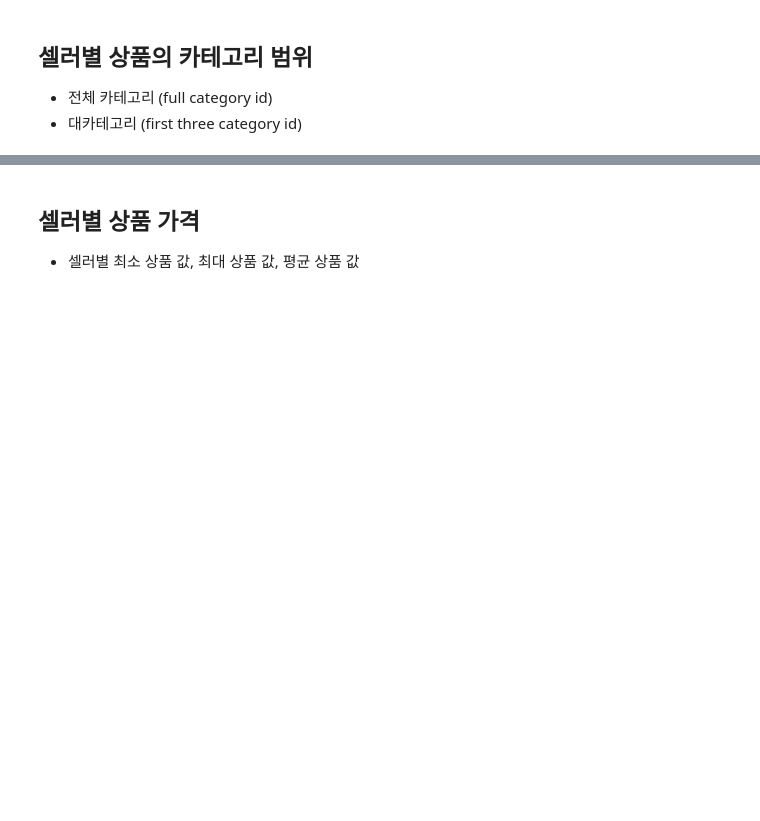
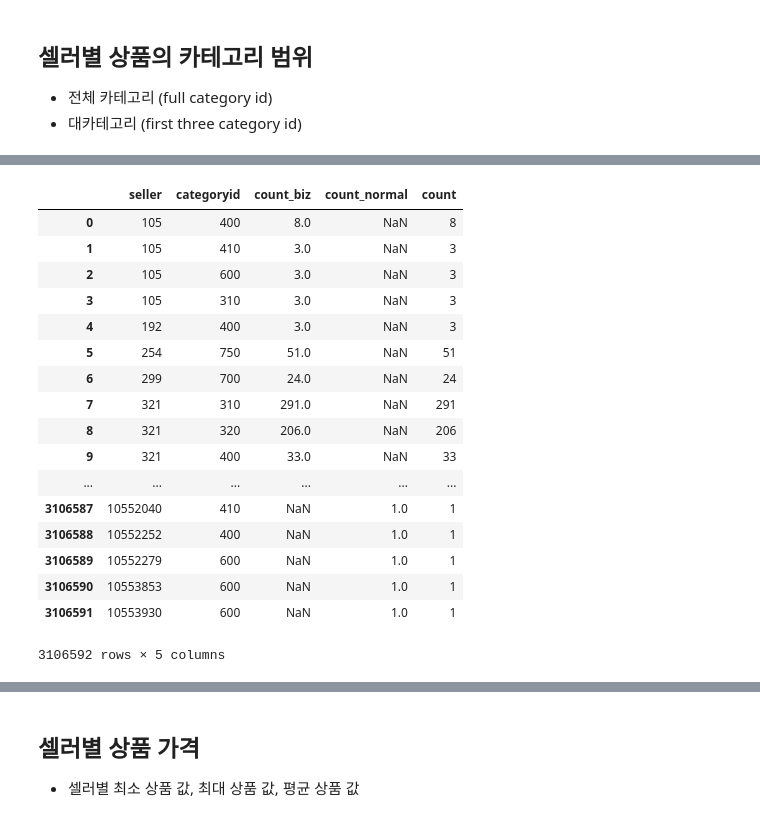
Before and after one commit to qkrtjdud1017/analytics, a Jupyter notebook: 판매자(일반상점+전문상점)특성.ipynb, the cells around one changed output, grey strips where cells are left out. Saved outputs shown, nothing was run; the diff lists cells and outputs as text; code cells hidden in the pictures; blank space fills up the shorter version.

```diff
--- a/판매자(일반상점+전문상점)특성.ipynb
+++ b/판매자(일반상점+전문상점)특성.ipynb
@@ -571,6 +578,27 @@ df_normal_seller_bigcate.to_csv('bigcate_normal.csv')
 # 모든 상점이지만 전문 상점일 경우엔 normal_count가 Nan이고, 일반 상점일 경우엔 biz_count가 Nan이다.
 df_seller_bigcate = pd.merge(df_biz_seller_bigcate, df_normal_seller_bigcate, how = 'outer', on = ['seller', 'categoryid'], suffixes=('_biz', '_normal'))
 df_seller_bigcate = pd.merge(df_seller_bigcate, df_all_seller_bigcate, how = 'outer', on = ['seller', 'categoryid'])
+# %%
+df_seller_bigcate.sort_values(by='')
+# %% [output]
+|  | seller | categoryid | count_biz | count_normal | count |
+| 0 | 105 | 400 | 8.0 | NaN | 8 |
+| 1 | 105 | 410 | 3.0 | NaN | 3 |
+| 2 | 105 | 600 | 3.0 | NaN | 3 |
+| 3 | 105 | 310 | 3.0 | NaN | 3 |
+| 4 | 192 | 400 | 3.0 | NaN | 3 |
+| 5 | 254 | 750 | 51.0 | NaN | 51 |
+| 6 | 299 | 700 | 24.0 | NaN | 24 |
+| 7 | 321 | 310 | 291.0 | NaN | 291 |
+| 8 | 321 | 320 | 206.0 | NaN | 206 |
+| 9 | 321 | 400 | 33.0 | NaN | 33 |
+| ... | ... | ... | ... | ... | ... |
+| 3106587 | 10552040 | 410 | NaN | 1.0 | 1 |
+| 3106588 | 10552252 | 400 | NaN | 1.0 | 1 |
+| 3106589 | 10552279 | 600 | NaN | 1.0 | 1 |
+| 3106590 | 10553853 | 600 | NaN | 1.0 | 1 |
+| 3106591 | 10553930 | 600 | NaN | 1.0 | 1 |
+3106592 rows × 5 columns
 # %%
 # from all seller, how many big cateogories they had used to upload products
 bigcategory_freq = df_all_seller_bigcate.groupby('seller', as_index=False)['categoryid'].count().groupby('categoryid', as_index=False)['seller'].count()
```
Also changed, not shown: parts of 14 cells of this notebook.
